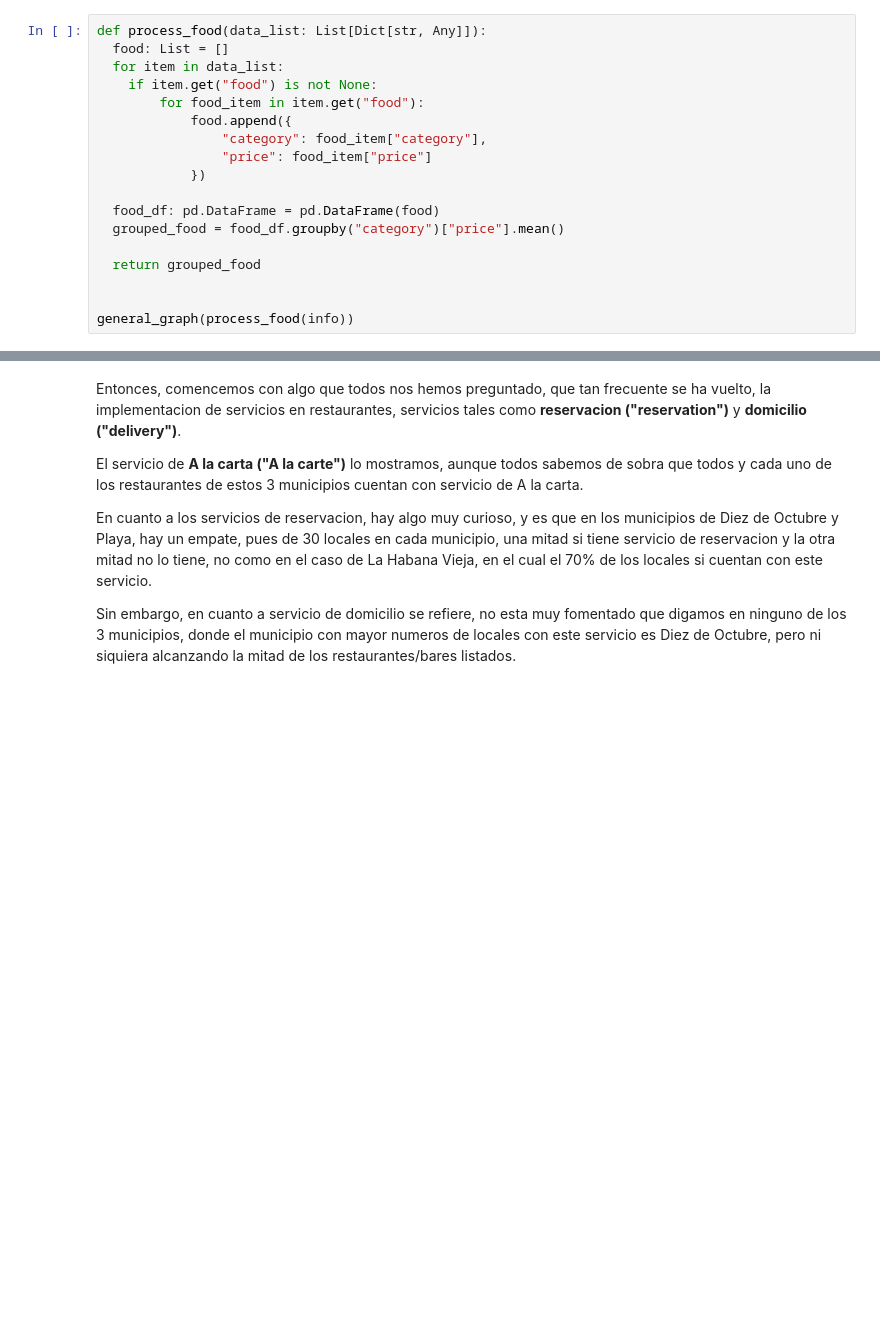
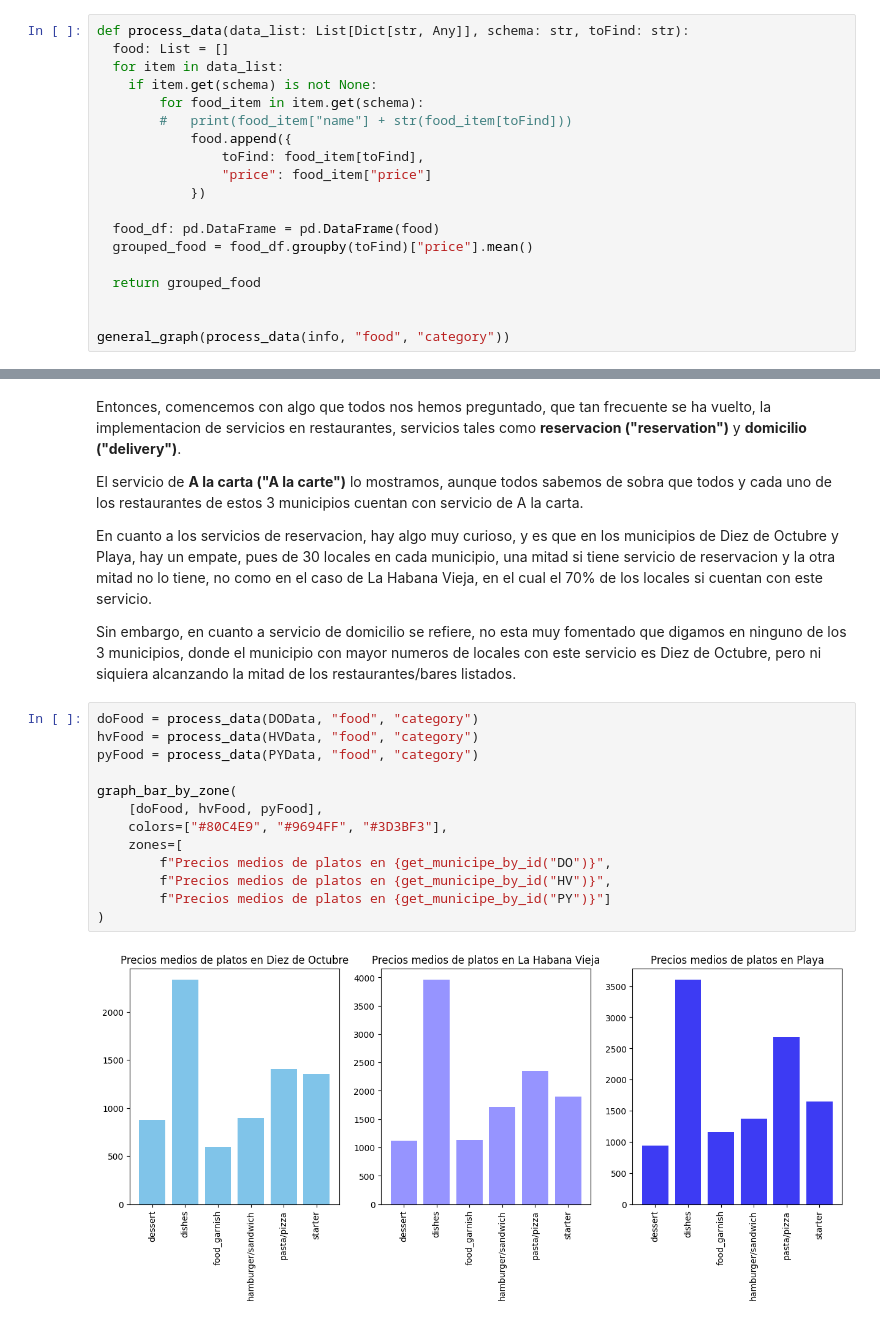
Before and after one commit to Tnoob-dev/DS-Menu, a Jupyter notebook: notebook/main.ipynb, the cells around one changed output, grey strips where cells are left out. Drawn from its saved outputs; the diff is of its cells as text; blank space fills up the shorter version.

Commit message:
more jsons schema fixed, added more code to JN

```diff
--- a/notebook/main.ipynb
+++ b/notebook/main.ipynb
@@ -201,23 +201,24 @@ Pues al mirar el grafico creo que queda muy claro la hora favorita de abrir de l
 * Otro punto a destacar es que son muy pocos los que abren en horarios intermedios.
 * Los dias Jueves, Viernes y Sabado ningun local esta cerrado, todos estan de cara al publico y listos para atender a sus clientes.
 # %%
-def process_food(data_list: List[Dict[str, Any]]):
+def process_data(data_list: List[Dict[str, Any]], schema: str, toFind: str):
   food: List = []
   for item in data_list:
-    if item.get("food") is not None:
-        for food_item in item.get("food"):
+    if item.get(schema) is not None:
+        for food_item in item.get(schema):
+        #   print(food_item["name"] + str(food_item[toFind]))
             food.append({
-                "category": food_item["category"],
+                toFind: food_item[toFind],
                 "price": food_item["price"]
             })
 
   food_df: pd.DataFrame = pd.DataFrame(food)
-  grouped_food = food_df.groupby("category")["price"].mean()
+  grouped_food = food_df.groupby(toFind)["price"].mean()
 
   return grouped_food
 
 
-general_graph(process_food(info))
+general_graph(process_data(info, "food", "category"))
 # %% [output]
 [figure]
 # %% [markdown]
@@ -343,3 +344,18 @@ El servicio de **A la carta ("A la carte")** lo mostramos, aunque todos sabemos
 En cuanto a los servicios de reservacion, hay algo muy curioso, y es que en los municipios de Diez de Octubre y Playa, hay un empate, pues de 30 locales en cada municipio, una mitad si tiene servicio de reservacion y la otra mitad no lo tiene, no como en el caso de La Habana Vieja, en el cual el 70% de los locales si cuentan con este servicio.
 
 Sin embargo, en cuanto a servicio de domicilio se refiere, no esta muy fomentado que digamos en ninguno de los 3 municipios, donde el municipio con mayor numeros de locales con este servicio es Diez de Octubre, pero ni siquiera alcanzando la mitad de los restaurantes/bares listados.
+# %%
+doFood = process_data(DOData, "food", "category")
+hvFood = process_data(HVData, "food", "category")
+pyFood = process_data(PYData, "food", "category")
+
+graph_bar_by_zone(
+    [doFood, hvFood, pyFood],
+    colors=["#80C4E9", "#9694FF", "#3D3BF3"],
+    zones=[
+        f"Precios medios de platos en {get_municipe_by_id("DO")}",
+        f"Precios medios de platos en {get_municipe_by_id("HV")}",
+        f"Precios medios de platos en {get_municipe_by_id("PY")}"]
+)
+# %% [output]
+[figure, added]
```
Also changed, not shown: parts of 2 cells of this notebook, 1 other file.
